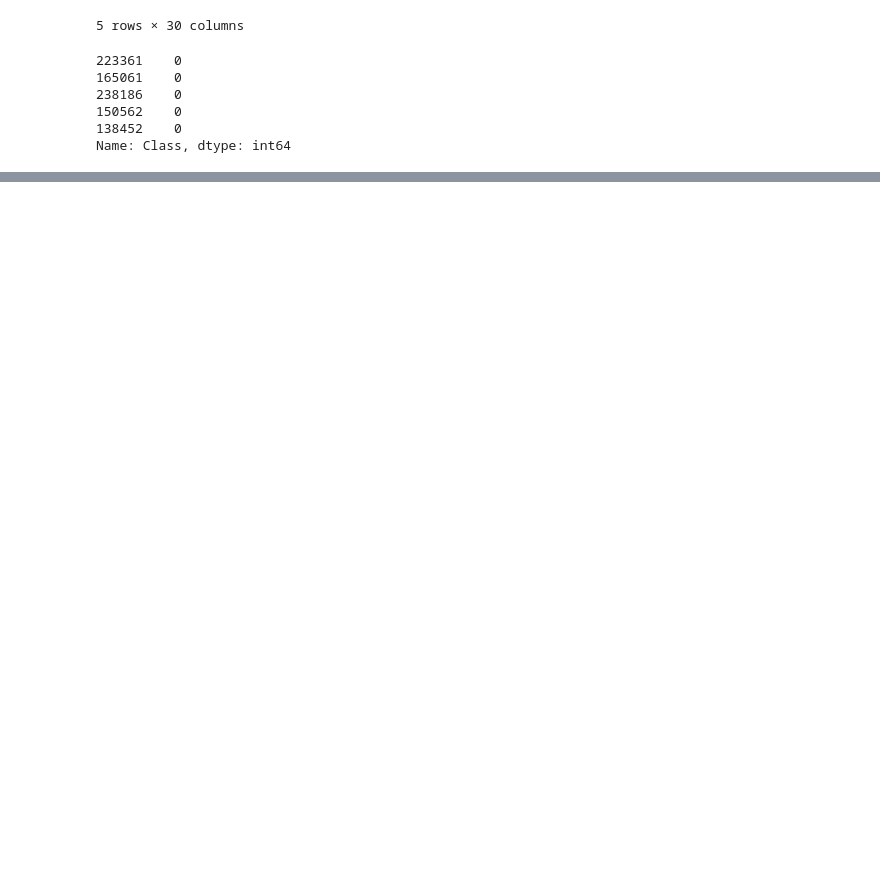
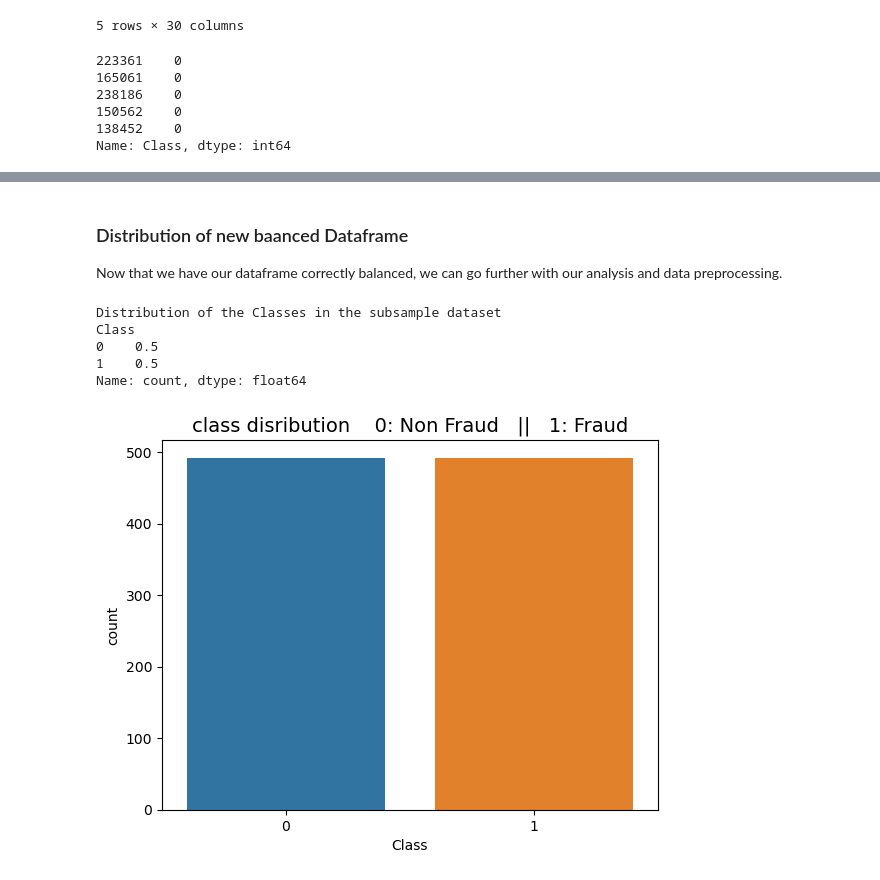
Before and after one commit to Sadia-Khan-Rupa/Credit-Card-Fraud-Detection, a Jupyter notebook: data_analysis.ipynb, the cells around one changed output, grey strips where cells are left out. Drawn from its saved outputs; the diff is of its cells as text; code cells hidden in the pictures; blank space fills up the shorter version.

```diff
--- a/data_analysis.ipynb
+++ b/data_analysis.ipynb
@@ -115,0 +291,15 @@ Name: Class, dtype: int64
+# %%
+# we have a highly skewed dataset, we should make them equivalent to have a normal distribution of classes.
+#lets shuffle the data before creating sub samples
+
+data = data.sample(frac=1)
+
+#amount of Fraud classes 492 rows
+fraud_data = data.loc[data['Class']==1]
+# %%
+non_fraud_data = data.loc[data['Class'] == 0][:492]
+# %%
+#dataframe after concatanation
+normal_balanced_data = pd.concat([fraud_data, non_fraud_data])
+# %%
+new_dataframe = normal_balanced_data.sample(frac=1, random_state=42)
@@ -115,0 +316,19 @@ Name: Class, dtype: int64
+# %% [markdown]
+### Distribution of new baanced Dataframe
+Now that we have our dataframe correctly balanced, we can go further with our analysis and data preprocessing.
+# %%
+print('Distribution of the Classes in the subsample dataset')
+print(new_dataframe['Class'].value_counts()/len(new_dataframe))
+
+
+
+sns.countplot(new_dataframe, x='Class')
+plt.title('class disribution    0: Non Fraud   ||   1: Fraud', fontsize=14)
+plt.show()
+# %% [output]
+Distribution of the Classes in the subsample dataset
+Class
+0    0.5
+1    0.5
+Name: count, dtype: float64
+[figure, added]
```
Also changed, not shown: parts of 36 cells of this notebook.
